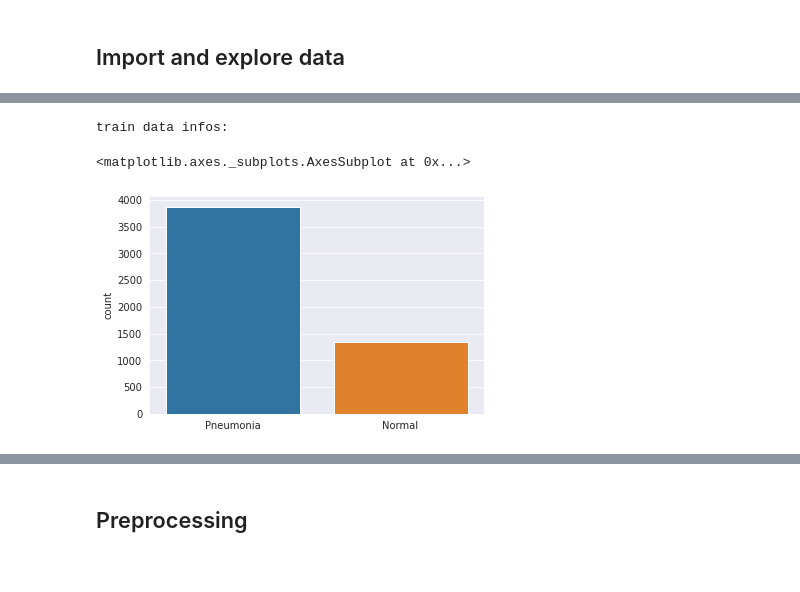
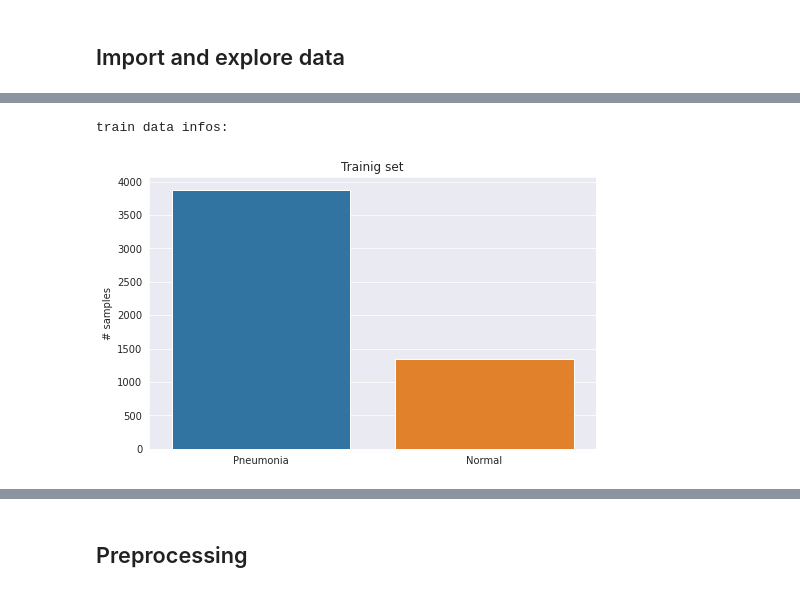
Before and after one commit to AlbertoZerbinati/pneumonia-xray-detection, a Jupyter notebook: pneumonia.ipynb, the cells around one changed output, grey strips where cells are left out. Saved outputs shown, nothing was run; the diff lists cells and outputs as text; code cells hidden in the pictures.

```diff
--- a/pneumonia.ipynb
+++ b/pneumonia.ipynb
@@ -116,20 +110,24 @@ everything loaded.
 # %%
 # explore the data
 
 print('train data infos:\n')
 
 tmp = []
 for i in train_data:
     if(i[1] == 0):
         tmp.append("Pneumonia")
     else:
         tmp.append("Normal")
+
+plt.figure(figsize=(8,5))
 sns.set_style('darkgrid')
-sns.countplot(tmp)
+sns.countplot(x=tmp)
+plt.title("Trainig set")
+plt.ylabel("# samples")
+plt.show()
 # %% [output]
 train data infos:
-<matplotlib.axes._subplots.AxesSubplot at 0x...>
-[figure, old version]
+[figure, new version]
 # %%
 print("""
 !!!
```
Also changed, not shown: parts of 42 cells of this notebook, 1 other file.
